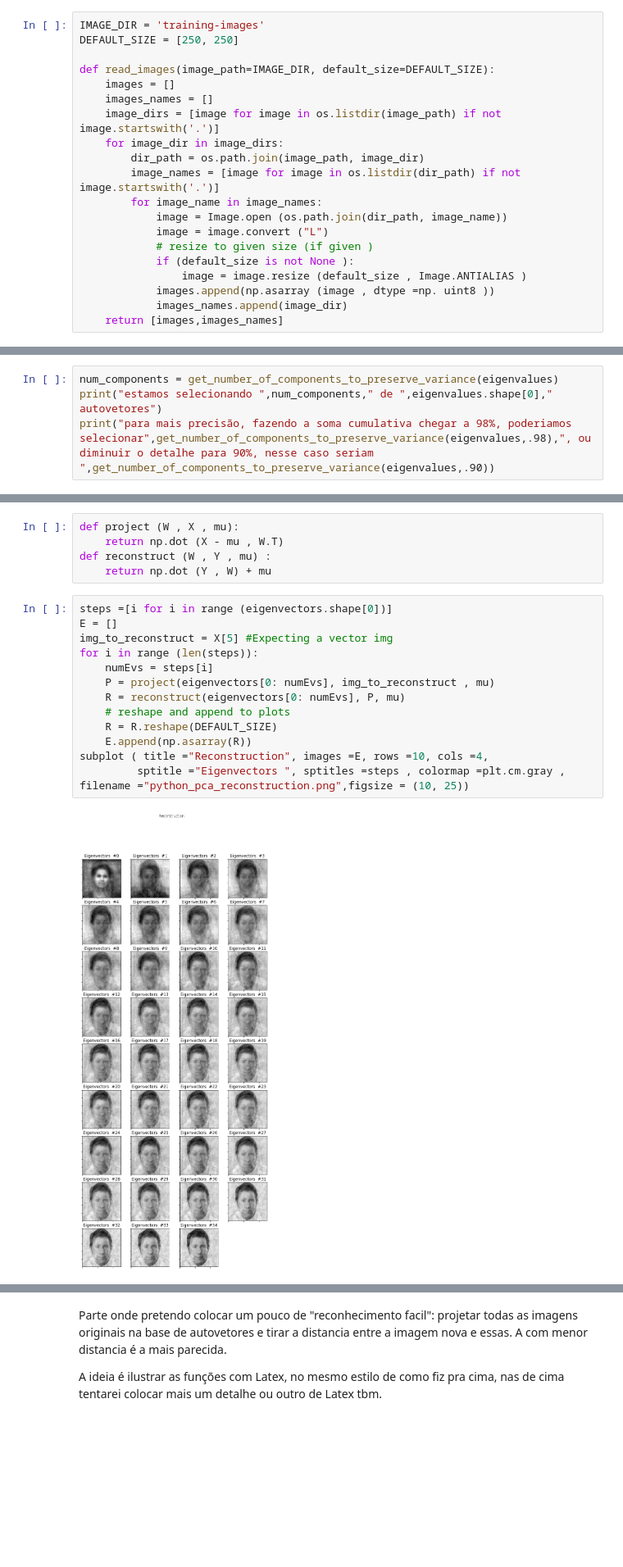
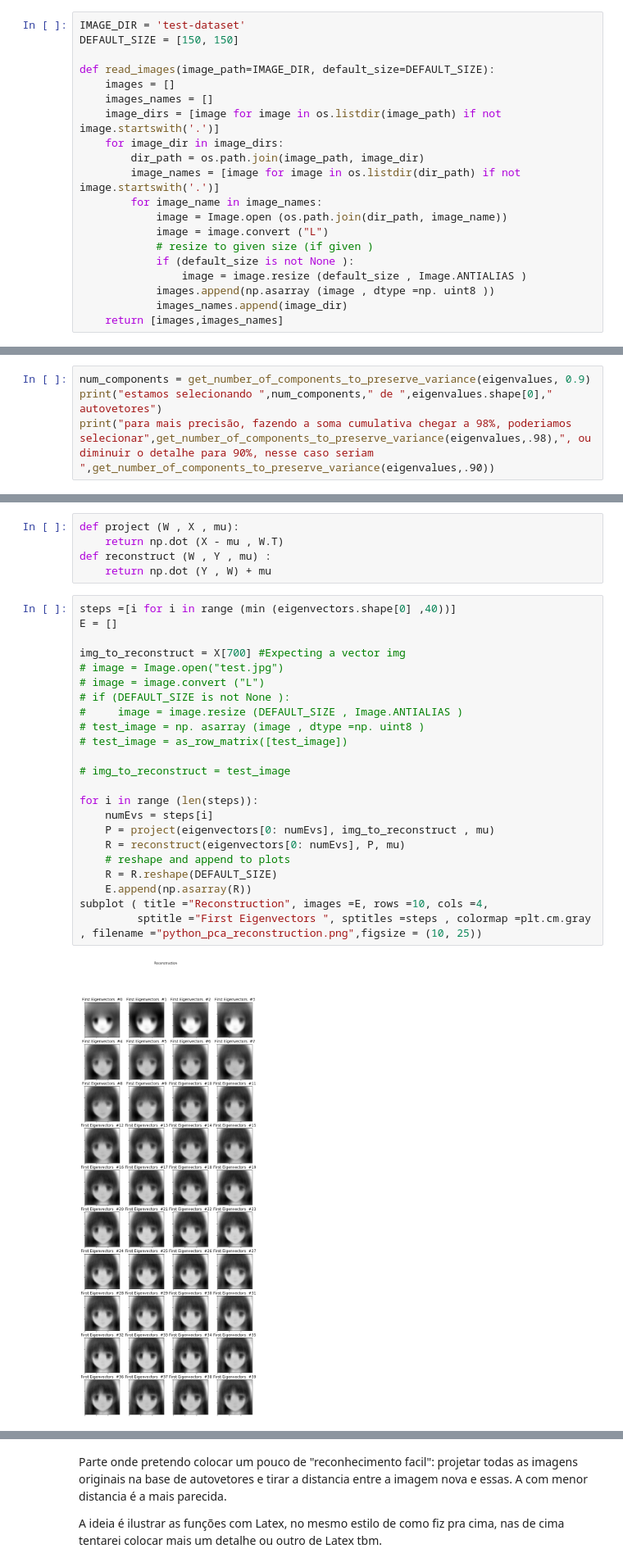
Before and after one commit to LucasTreuke/eigenfaces, a Jupyter notebook: eigenfaces.ipynb, the cells around one changed output, grey strips where cells are left out. Shown at 82% size. Cells and saved outputs as stored; diff of their text form; blank space fills up the shorter version.

Commit message:
loli reconstruction

```diff
--- a/eigenfaces.ipynb
+++ b/eigenfaces.ipynb
@@ -38,8 +38,8 @@ from IPython.display import Markdown as md
 # %% [markdown]
 Esse codigo para carregar as imagens busca elas em um diretorio de treinamente, salva os nomes dos rostos conforme a organização em pastas, e também deixa as imagens no formato que precisamos.
 # %%
-IMAGE_DIR = 'training-images'
-DEFAULT_SIZE = [250, 250]
+IMAGE_DIR = 'test-dataset'
+DEFAULT_SIZE = [150, 150]
 
 def read_images(image_path=IMAGE_DIR, default_size=DEFAULT_SIZE):
     images = []
@@ -260,7 +260,7 @@ def get_number_of_components_to_preserve_variance(eigenvalues, variance=.95):
         if eigen_value_cumsum > variance:
             return ii
 # %%
-num_components = get_number_of_components_to_preserve_variance(eigenvalues)
+num_components = get_number_of_components_to_preserve_variance(eigenvalues, 0.9)
 print("estamos selecionando ",num_components," de ",eigenvalues.shape[0]," autovetores")
 print("para mais precisão, fazendo a soma cumulativa chegar a 98%, poderiamos selecionar",get_number_of_components_to_preserve_variance(eigenvalues,.98),", ou diminuir o detalhe para 90%, nesse caso seriam ",get_number_of_components_to_preserve_variance(eigenvalues,.90))
 # %% [output]
@@ -314,20 +314,30 @@ def project (W , X , mu):
 def reconstruct (W , Y , mu) :
     return np.dot (Y , W) + mu
 # %%
-steps =[i for i in range (eigenvectors.shape[0])]
+steps =[i for i in range (min (eigenvectors.shape[0] ,40))]
 E = []
-img_to_reconstruct = X[5] #Expecting a vector img
+
+img_to_reconstruct = X[700] #Expecting a vector img
+# image = Image.open("test.jpg")
+# image = image.convert ("L")
+# if (DEFAULT_SIZE is not None ):
+#     image = image.resize (DEFAULT_SIZE , Image.ANTIALIAS )
+# test_image = np. asarray (image , dtype =np. uint8 )
+# test_image = as_row_matrix([test_image])
+
+# img_to_reconstruct = test_image
+
 for i in range (len(steps)):
     numEvs = steps[i]
     P = project(eigenvectors[0: numEvs], img_to_reconstruct , mu)
     R = reconstruct(eigenvectors[0: numEvs], P, mu)
     # reshape and append to plots
     R = R.reshape(DEFAULT_SIZE)
     E.append(np.asarray(R))
 subplot ( title ="Reconstruction", images =E, rows =10, cols =4,
-         sptitle ="Eigenvectors ", sptitles =steps , colormap =plt.cm.gray , filename ="python_pca_reconstruction.png",figsize = (10, 25))
+         sptitle ="First Eigenvectors ", sptitles =steps , colormap =plt.cm.gray , filename ="python_pca_reconstruction.png",figsize = (10, 25))
 # %% [output]
-[figure, old version]
+[figure, new version]
 # %%
 P = project(eigenvectors[0: -1], img_to_reconstruct , mu)
 R = reconstruct(eigenvectors[0: -1], P, mu)
```
Also changed, not shown: parts of 22 cells of this notebook, 6 other files.
